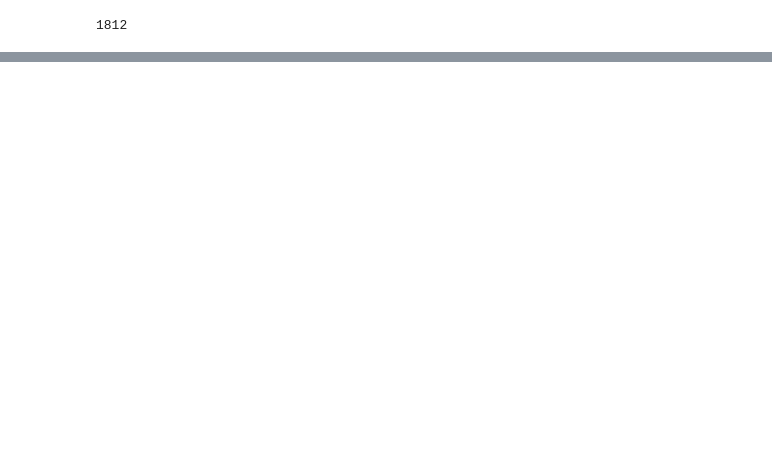
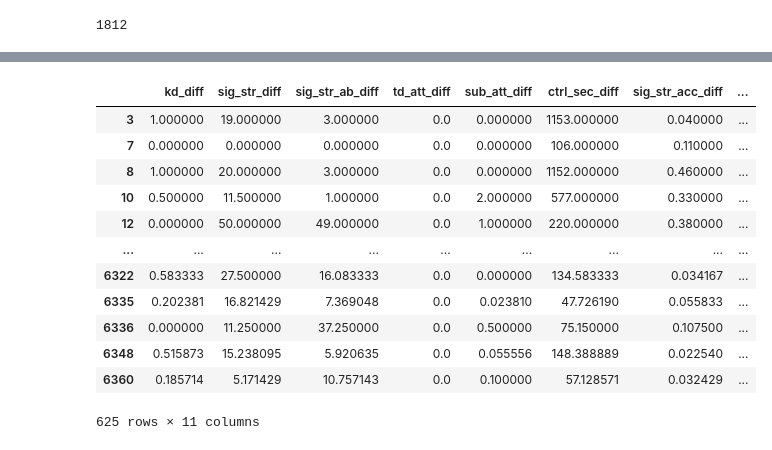
Before and after one commit to rishabkolan/Predicting-the-amount-of-time-a-UFC-fight-lasts, a Jupyter notebook: main.ipynb, the cells around one changed output, grey strips where cells are left out. Drawn from its saved outputs; the diff is of its cells as text; code cells hidden in the pictures; blank space fills up the shorter version.

```diff
--- a/main.ipynb
+++ b/main.ipynb
@@ -175,0 +223,28 @@ accurate_stats(df, red_features, blue_features, fighters_array).head(5)
+# %%
+df['reach_diff'] = np.abs(df['reach_diff'])
+
+x_metrics = metrics + ['reach_diff'] + ['total_rounds']
+y_metric = ['target', 'total_rounds']
+
+X, y = df[x_metrics], df[y_metric]
+
+
+three_rnd_X, five_rnd_X = X[X['total_rounds'] == 3.0].drop(['total_rounds'], axis = 1), X[X['total_rounds'] == 5.0].drop(['total_rounds'], axis = 1)
+three_rnd_y, five_rnd_y = y[y['total_rounds'] == 3.0].drop(['total_rounds'], axis = 1), y[y['total_rounds'] == 5.0].drop(['total_rounds'], axis = 1)
+
+
+five_rnd_X
+# %% [output]
+|  | kd_diff | sig_str_diff | sig_str_ab_diff | td_att_diff | sub_att_diff | ctrl_sec_diff | sig_str_acc_diff | ... |
+| 3 | 1.000000 | 19.000000 | 3.000000 | 0.0 | 0.000000 | 1153.000000 | 0.040000 | ... |
+| 7 | 0.000000 | 0.000000 | 0.000000 | 0.0 | 0.000000 | 106.000000 | 0.110000 | ... |
+| 8 | 1.000000 | 20.000000 | 3.000000 | 0.0 | 0.000000 | 1152.000000 | 0.460000 | ... |
+| 10 | 0.500000 | 11.500000 | 1.000000 | 0.0 | 2.000000 | 577.000000 | 0.330000 | ... |
+| 12 | 0.000000 | 50.000000 | 49.000000 | 0.0 | 1.000000 | 220.000000 | 0.380000 | ... |
+| ... | ... | ... | ... | ... | ... | ... | ... | ... |
+| 6322 | 0.583333 | 27.500000 | 16.083333 | 0.0 | 0.000000 | 134.583333 | 0.034167 | ... |
+| 6335 | 0.202381 | 16.821429 | 7.369048 | 0.0 | 0.023810 | 47.726190 | 0.055833 | ... |
+| 6336 | 0.000000 | 11.250000 | 37.250000 | 0.0 | 0.500000 | 75.150000 | 0.107500 | ... |
+| 6348 | 0.515873 | 15.238095 | 5.920635 | 0.0 | 0.055556 | 148.388889 | 0.022540 | ... |
+| 6360 | 0.185714 | 5.171429 | 10.757143 | 0.0 | 0.100000 | 57.128571 | 0.032429 | ... |
+625 rows × 11 columns
```
Also changed, not shown: parts of 15 cells of this notebook.
